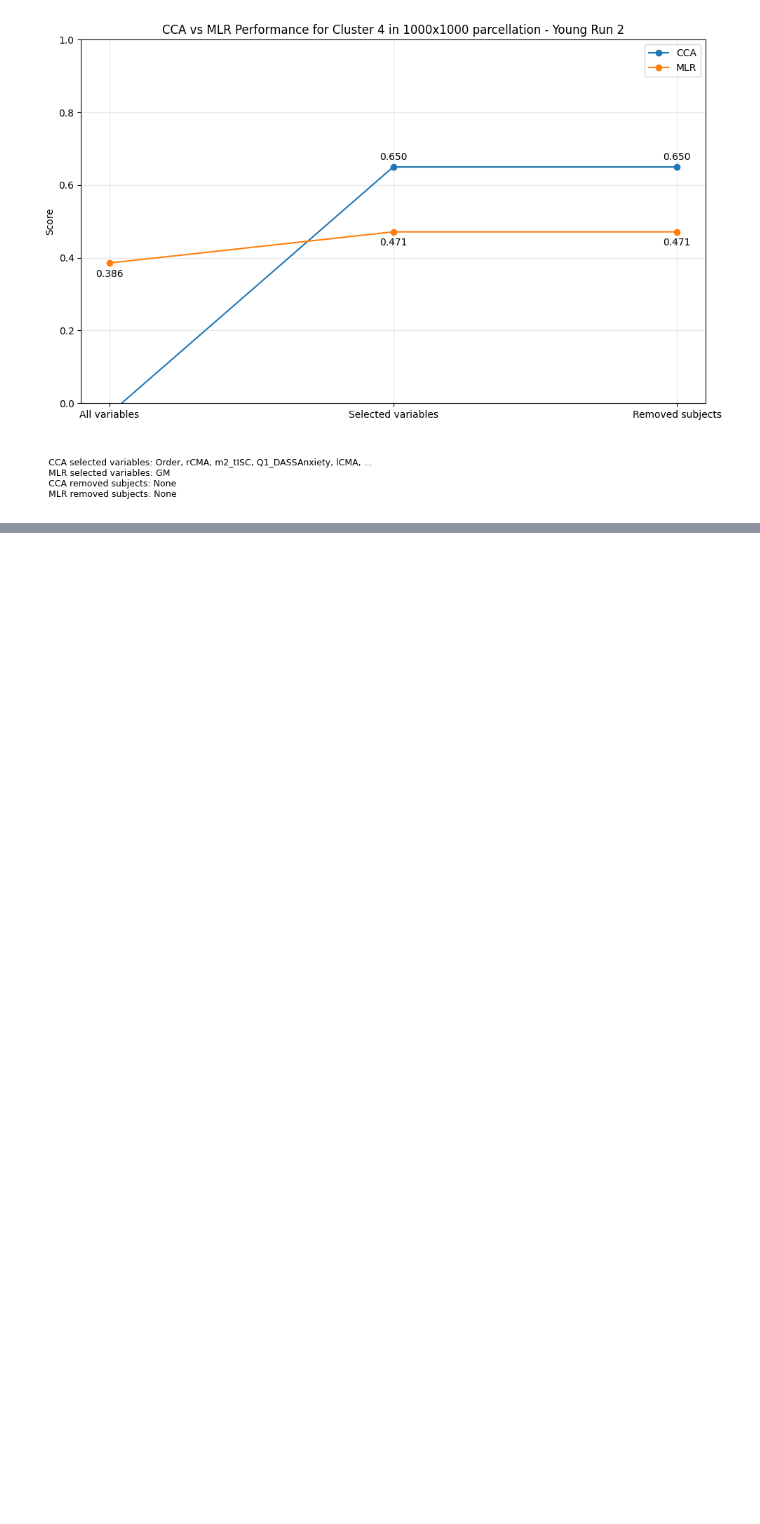
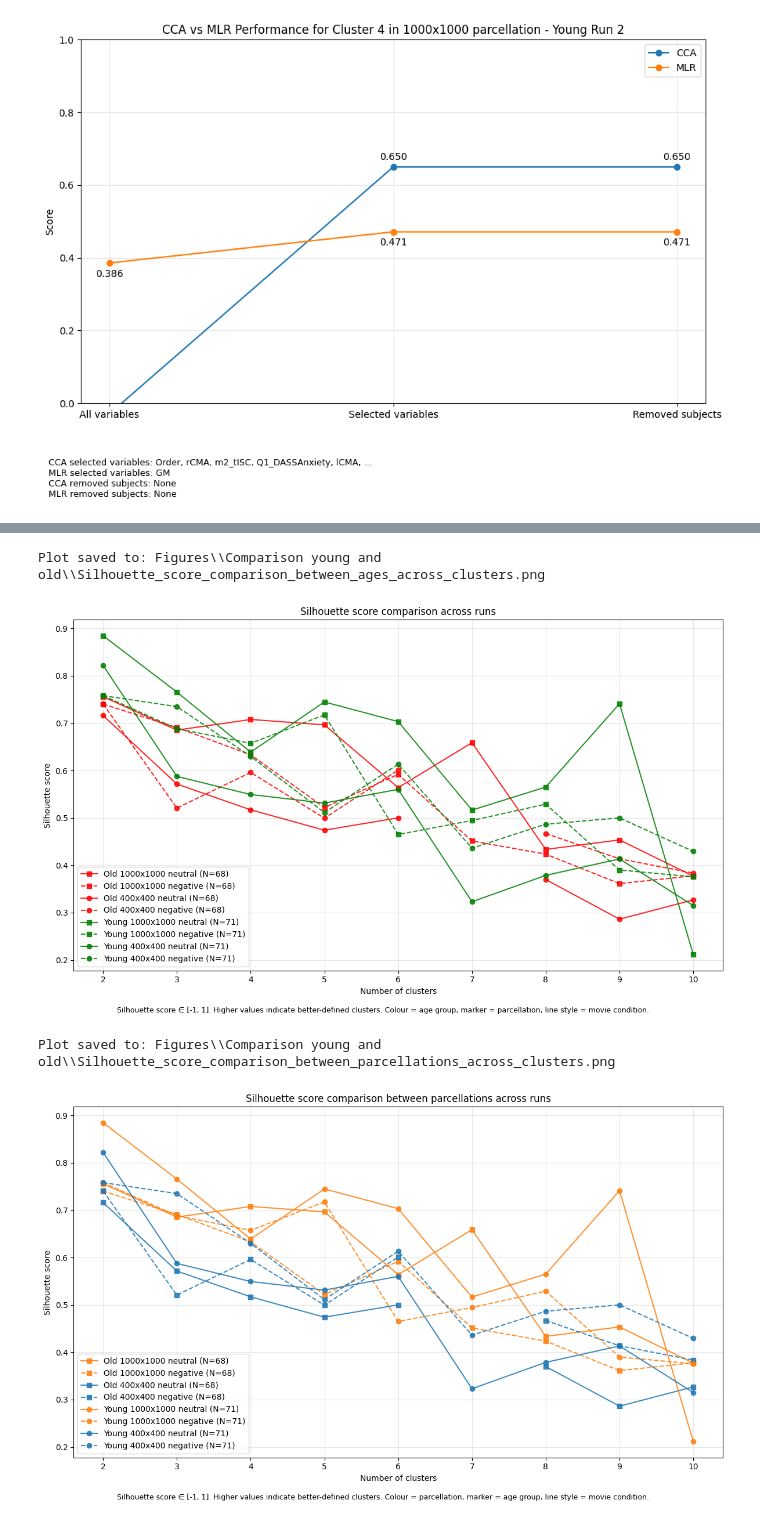
Before and after one commit to Oddrne/Master-Thesis-Autoencoder-and-UMAP-clustering-on-functional-connectivity, a Jupyter notebook: main.ipynb, the cells around one changed output, grey strips where cells are left out. Cells and saved outputs as stored; diff of their text form; code cells hidden in the pictures; blank space fills up the shorter version.

```diff
--- a/main.ipynb
+++ b/main.ipynb
@@ -572,3 +637,18 @@ results = plot_cca_mlr_two_jsons_across_clusters(old_json_path=old_path, young_j
+# %%
+from Evaluate_models_clean import plot_silhouette_age_comparison_all_runs, plot_silhouette_parcellation_comparison_all_runs
+
+models_dir = "Clusters"
+
+save_path_age = rf"Figures\\Comparison young and old\\Silhouette_score_comparison_between_ages_across_clusters.png"
+temp_results = plot_silhouette_age_comparison_all_runs(models_dir=models_dir, save_path=save_path_age)
+
+save_path_parcellation = rf"Figures\\Comparison young and old\\Silhouette_score_comparison_between_parcellations_across_clusters.png"
+temp_results = plot_silhouette_parcellation_comparison_all_runs(models_dir=models_dir, save_path=save_path_parcellation)
+# %% [output]
+Plot saved to: Figures\\Comparison young and old\\Silhouette_score_comparison_between_ages_across_clusters.png
+[figure, added]
+Plot saved to: Figures\\Comparison young and old\\Silhouette_score_comparison_between_parcellations_across_clusters.png
+[figure, added]
 # %%
 from Evaluate_models import plot_compare_ages_across_clusters
 
```
Also changed, not shown: parts of 9 cells of this notebook, 14 other files.
